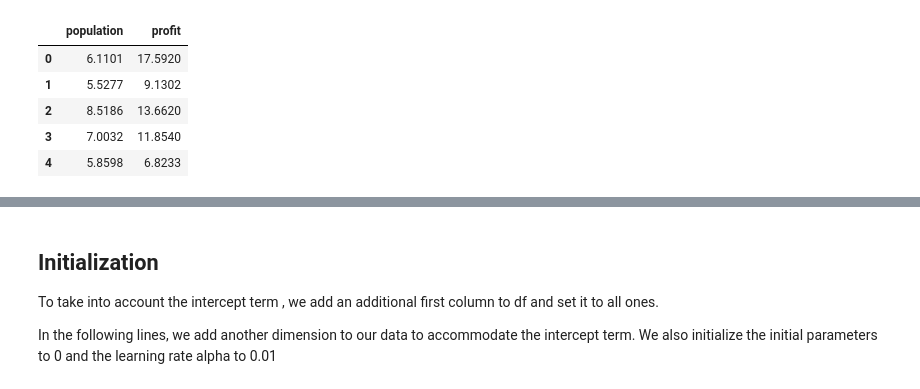
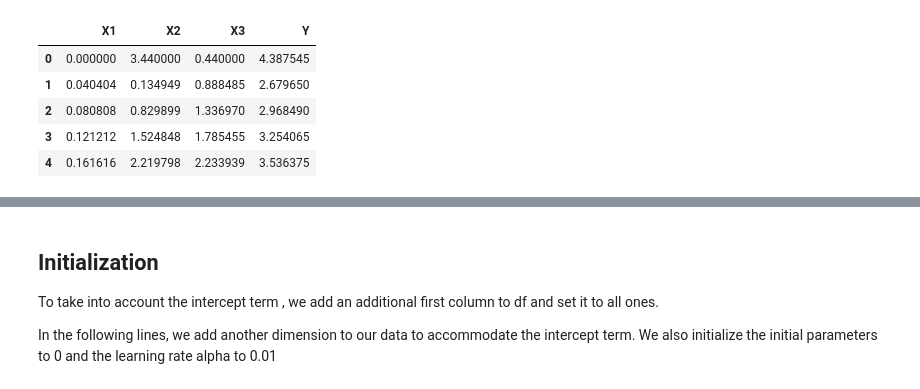
Before and after one commit to Farah-Deeba-UNCC/Introduction-to-ML, a Jupyter notebook: Notebooks/9-LinearRegression(assignment1).ipynb, the cells around one changed output, grey strips where cells are left out. Drawn from its saved outputs; the diff is of its cells as text; code cells hidden in the pictures.

```diff
--- a/Notebooks/9-LinearRegression(assignment1).ipynb
+++ b/Notebooks/9-LinearRegression(assignment1).ipynb
@@ -15,12 +18,12 @@ Suppose you are the CEO of a restaurant franchise and are considering different
 ## Load data
  The first column is the population of a city and the second column is the profit of a food truck in that city. A negative value for profit indicates a loss. The dataset is loaded from the data file into the variables X and Y:
 # %%
-df =pd.read_csv('https://raw.githubusercontent.com/satishgunjal/datasets/master/univariate_profits_and_populations_from_the_cities.csv')
+df =pd.read_csv('Introduction-to-ML/Data/D3.csv')
 df.head() # To get first n rows from the dataset default value of n is 5
 # %% [output]
-|  | population | profit |
-| 0 | 6.1101 | 17.5920 |
-| 1 | 5.5277 | 9.1302 |
-| 2 | 8.5186 | 13.6620 |
-| 3 | 7.0032 | 11.8540 |
-| 4 | 5.8598 | 6.8233 |
+|  | X1 | X2 | X3 | Y |
+| 0 | 0.000000 | 3.440000 | 0.440000 | 4.387545 |
+| 1 | 0.040404 | 0.134949 | 0.888485 | 2.679650 |
+| 2 | 0.080808 | 0.829899 | 1.336970 | 2.968490 |
+| 3 | 0.121212 | 1.524848 | 1.785455 | 3.254065 |
+| 4 | 0.161616 | 2.219798 | 2.233939 | 3.536375 |
```
Also changed, not shown: parts of 23 cells of this notebook.
